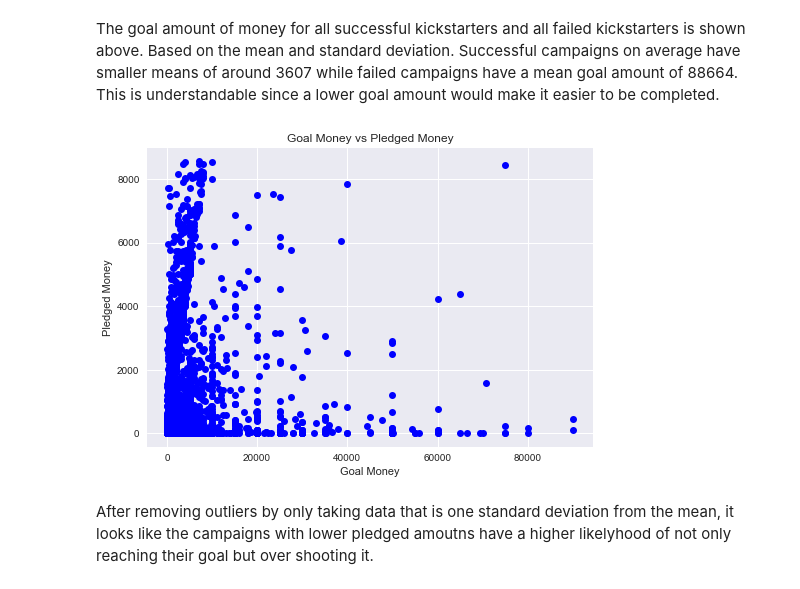
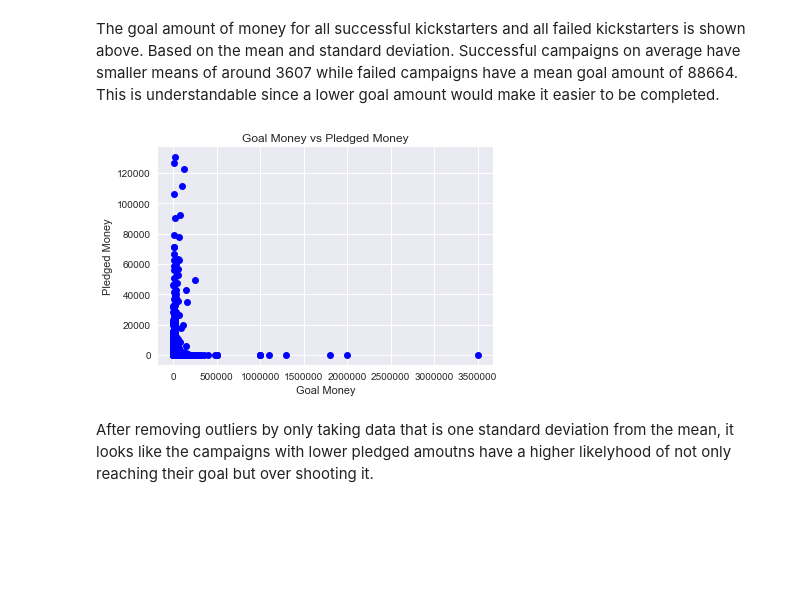
Before and after one commit to soniakt23/KickstarterFundingPredictor, a Jupyter notebook: Data Analysis.ipynb, the cells around one changed output. Drawn from its saved outputs; the diff is of its cells as text; code cells hidden in the pictures; blank space fills up the shorter version.

```diff
--- a/Data Analysis.ipynb
+++ b/Data Analysis.ipynb
@@ -151,34 +156,33 @@ The goal amount of money for all successful kickstarters and all failed kickstar
 # %%
 goal_vs_pledged = [numerical_data["goal"],numerical_data["pledged"]]
 #fig = plt.figure()
 #ax = fig.add_subplot(111)
 #ax.boxplot(goal_vs_pledged)
 """
 mean_goal = numerical_data["goal"].mean()
 std_goal = numerical_data["goal"].std()
 mean_pledged = numerical_data["pledged"].mean()
 std_pledged = numerical_data["pledged"].std()
 
 numerical_data = numerical_data[numerical_data.loc[:,'goal'] < mean_goal + std_goal * 3]
 numerical_data = numerical_data[numerical_data.loc[:,'goal'] > mean_goal - std_goal * 3]
 numerical_data = numerical_data[numerical_data.loc[:,'pledged'] < mean_pledged + std_pledged * 3]
 numerical_data = numerical_data[numerical_data.loc[:,'pledged'] > mean_pledged - std_pledged * 3]
 """
-
 features = ["goal","pledged"]
 for feature in features:
     mean = numerical_data[feature].mean()
     std = numerical_data[feature].std()
-    numerical_data = numerical_data[numerical_data.loc[:,feature] < mean + std * 1]
-    numerical_data = numerical_data[numerical_data.loc[:,feature] > mean - std * 1]
+    numerical_data = numerical_data[numerical_data.loc[:,feature] < mean + std * 3]
+    numerical_data = numerical_data[numerical_data.loc[:,feature] > mean - std * 3]
 
 plt.plot(numerical_data["goal"], numerical_data["pledged"], "bo")
 plt.title("Goal Money vs Pledged Money")
 plt.xlabel("Goal Money")
 plt.ylabel("Pledged Money")
 plt.show()
 # %% [output]
-[figure, old version]
+[figure, new version]
 # %% [markdown]
 After removing outliers by only taking data that is one standard deviation from the mean, it looks like the campaigns with lower pledged amoutns have a higher likelyhood of not only reaching their goal but over shooting it.
 # %%
```
Also changed, not shown: parts of 2 cells of this notebook, 2 other files.
